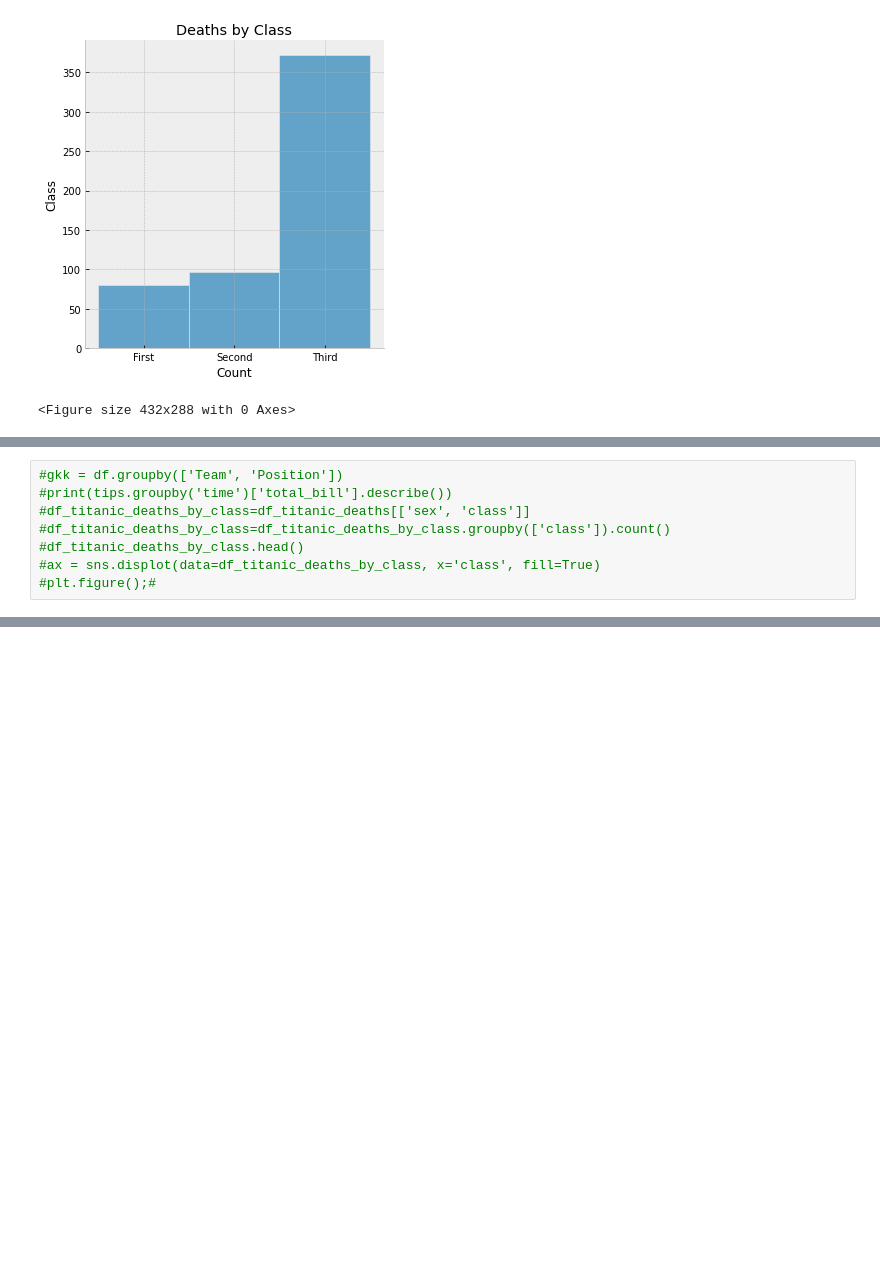
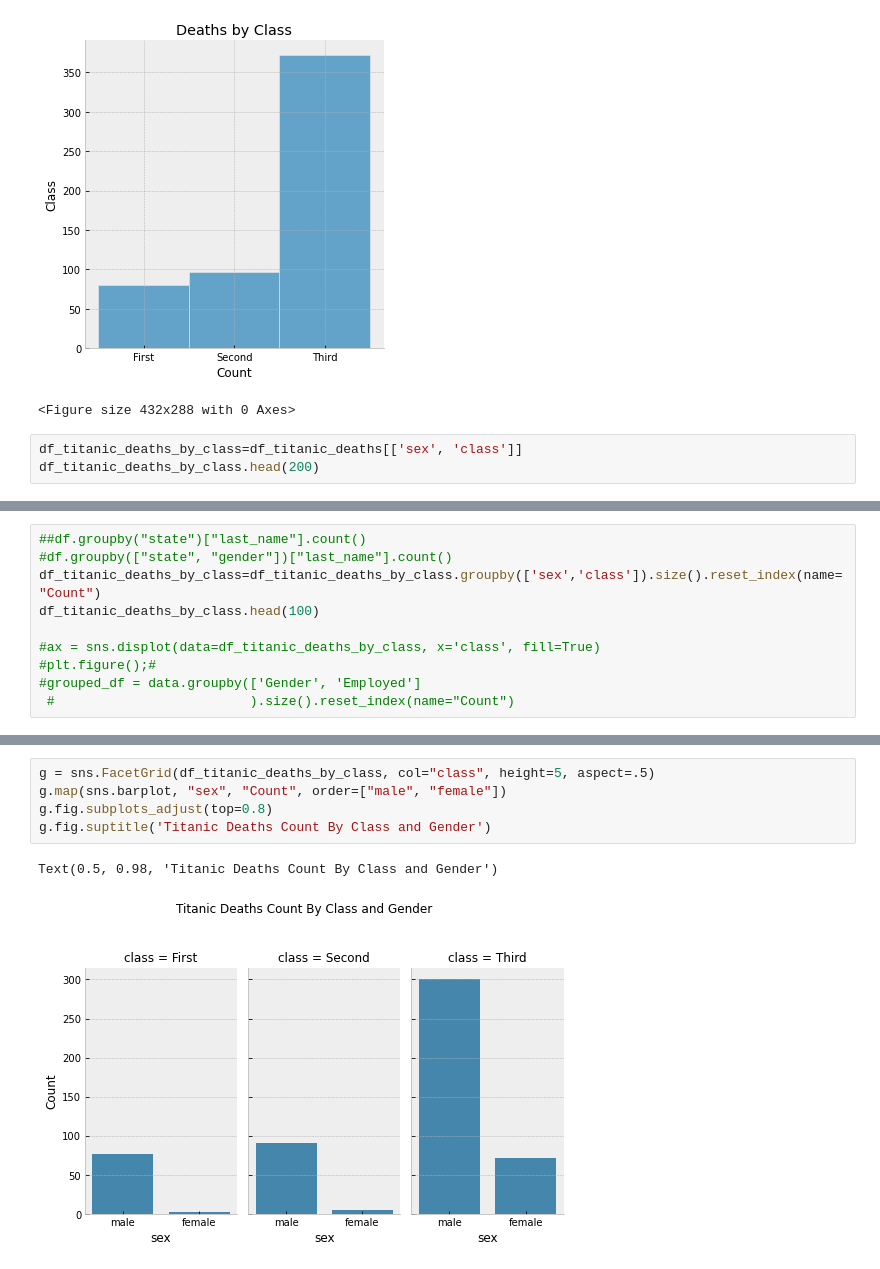
Before and after one commit to gabrielmazzitelli86/Titanic, a Jupyter notebook: titanic.ipynb, the cells around one changed output, grey strips where cells are left out. Drawn from its saved outputs; the diff is of its cells as text; blank space fills up the shorter version.

```diff
--- a/titanic.ipynb
+++ b/titanic.ipynb
@@ -32,3 +32,6 @@ plt.figure();
 # %% [output]
 [figure]
 <Figure size 432x288 with 0 Axes>
+# %%
+df_titanic_deaths_by_class=df_titanic_deaths[['sex', 'class']]
+df_titanic_deaths_by_class.head(200)
@@ -35,8 +52,10 @@ plt.figure();
 # %%
-#gkk = df.groupby(['Team', 'Position'])
-#print(tips.groupby('time')['total_bill'].describe())
-#df_titanic_deaths_by_class=df_titanic_deaths[['sex', 'class']]
-#df_titanic_deaths_by_class=df_titanic_deaths_by_class.groupby(['class']).count()
-#df_titanic_deaths_by_class.head()
+##df.groupby("state")["last_name"].count()
+#df.groupby(["state", "gender"])["last_name"].count()
+df_titanic_deaths_by_class=df_titanic_deaths_by_class.groupby(['sex','class']).size().reset_index(name="Count")
+df_titanic_deaths_by_class.head(100)
+
 #ax = sns.displot(data=df_titanic_deaths_by_class, x='class', fill=True)
 #plt.figure();#
+#grouped_df = data.groupby(['Gender', 'Employed']
+ #                         ).size().reset_index(name="Count")
@@ -42,0 +70,8 @@ plt.figure();
+# %%
+g = sns.FacetGrid(df_titanic_deaths_by_class, col="class", height=5, aspect=.5)
+g.map(sns.barplot, "sex", "Count", order=["male", "female"])
+g.fig.subplots_adjust(top=0.8)
+g.fig.suptitle('Titanic Deaths Count By Class and Gender')
+# %% [output]
+Text(0.5, 0.98, 'Titanic Deaths Count By Class and Gender')
+[figure, added]
```
Also changed, not shown: parts of 2 cells of this notebook.
